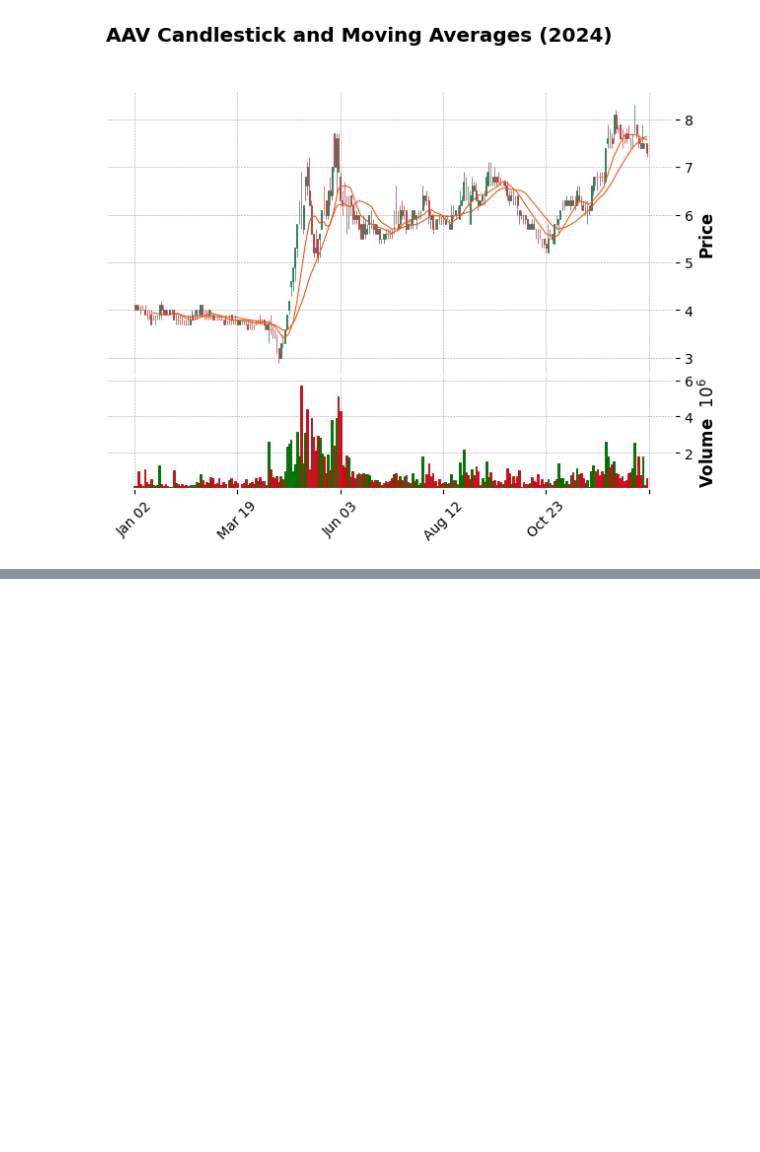
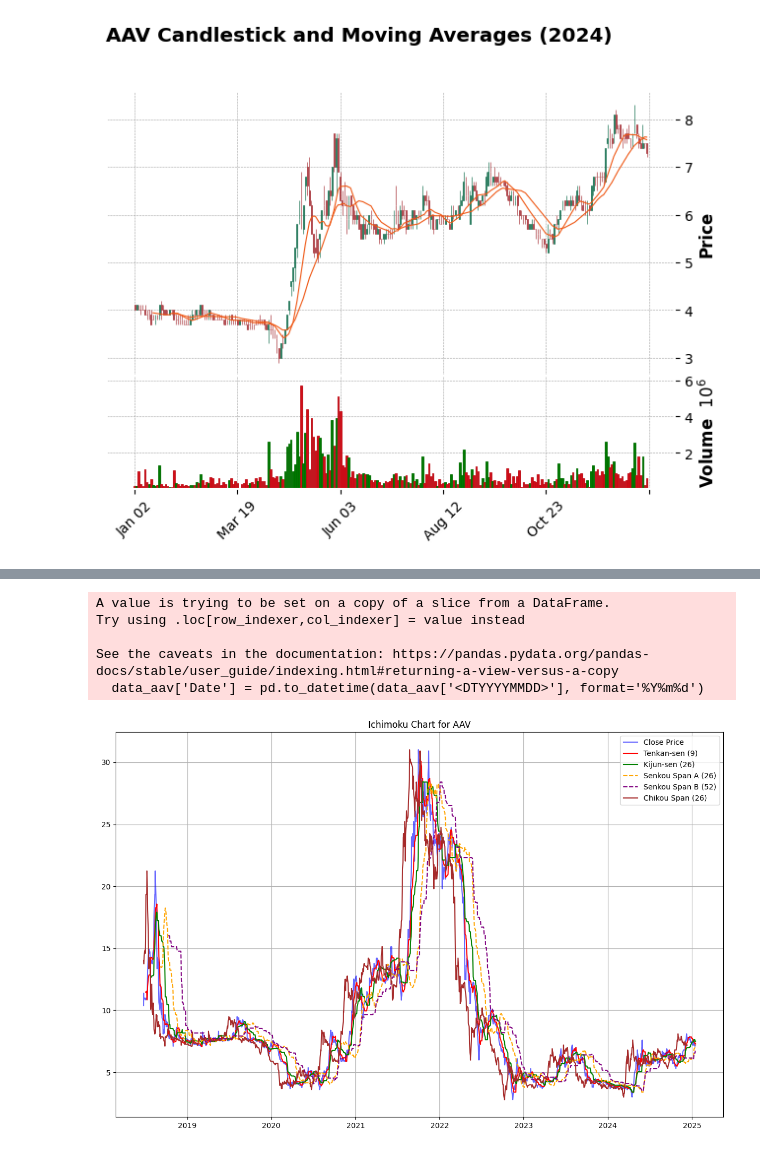
Before and after one commit to KienNguyenk64/CNDPT, a Jupyter notebook: Stock1.ipynb, the cells around one changed output, grey strips where cells are left out. Drawn from its saved outputs; the diff is of its cells as text; code cells hidden in the pictures; blank space fills up the shorter version.

```diff
--- a/Stock1.ipynb
+++ b/Stock1.ipynb
@@ -340,0 +401,58 @@ See the caveats in the documentation: https://pandas.pydata.org/pandas-docs/stab
+# %%
+import pandas as pd
+import matplotlib.pyplot as plt
+
+# Đọc dữ liệu từ file CSV
+file_path = 'CafeF.HNX.Upto17.01.2025.csv'
+data = pd.read_csv(file_path)
+
+# Lọc dữ liệu của mã chứng khoán AAV
+data_aav = data[data['<Ticker>'] == 'AAV']
+
+# Đảm bảo cột DTYYYYMMDD được chuyển thành định dạng ngày tháng
+data_aav['Date'] = pd.to_datetime(data_aav['<DTYYYYMMDD>'], format='%Y%m%d')
+
+# Sắp xếp dữ liệu theo ngày
+data_aav = data_aav.sort_values(by='Date')
+
+# Tính toán các thành phần của Ichimoku
+# Tenkan-sen (9 phiên)
+data_aav['Tenkan_sen'] = (data_aav['<High>'].rolling(window=9).max() + data_aav['<Low>'].rolling(window=9).min()) / 2
+
+# Kijun-sen (26 phiên)
+data_aav['Kijun_sen'] = (data_aav['<High>'].rolling(window=26).max() + data_aav['<Low>'].rolling(window=26).min()) / 2
+
+# Senkou Span A (26 phiên, trung bình của Tenkan-sen và Kijun-sen)
+data_aav['Senkou_Span_A'] = ((data_aav['Tenkan_sen'] + data_aav['Kijun_sen']) / 2).shift(26)
+
+# Senkou Span B (52 phiên)
+data_aav['Senkou_Span_B'] = ((data_aav['<High>'].rolling(window=52).max() + data_aav['<Low>'].rolling(window=52).min()) / 2).shift(26)
+
+# Chikou Span (Giá đóng cửa, dịch chuyển 26 phiên sau)
+data_aav['Chikou_Span'] = data_aav['<Close>'].shift(-26)
+
+# Vẽ biểu đồ Ichimoku
+plt.figure(figsize=(12, 8))
+
+# Biểu đồ giá đóng cửa và các thành phần Ichimoku
+plt.plot(data_aav['Date'], data_aav['<Close>'], label='Close Price', color='blue', alpha=0.6)
+plt.plot(data_aav['Date'], data_aav['Tenkan_sen'], label='Tenkan-sen (9)', color='red')
+plt.plot(data_aav['Date'], data_aav['Kijun_sen'], label='Kijun-sen (26)', color='green')
+plt.plot(data_aav['Date'], data_aav['Senkou_Span_A'], label='Senkou Span A (26)', color='orange', linestyle='--')
+plt.plot(data_aav['Date'], data_aav['Senkou_Span_B'], label='Senkou Span B (52)', color='purple', linestyle='--')
+plt.plot(data_aav['Date'], data_aav['Chikou_Span'], label='Chikou Span (26)', color='brown')
+
+# Đặt tiêu đề và hiển thị biểu đồ
+plt.title('Ichimoku Chart for AAV')
+plt.legend()
+plt.grid(True)
+
+plt.tight_layout()
+plt.show()
+# %% [output]
+A value is trying to be set on a copy of a slice from a DataFrame.
+Try using .loc[row_indexer,col_indexer] = value instead
+
+See the caveats in the documentation: https://pandas.pydata.org/pandas-docs/stable/user_guide/indexing.html#returning-a-view-versus-a-copy
+  data_aav['Date'] = pd.to_datetime(data_aav['<DTYYYYMMDD>'], format='%Y%m%d')
+[figure, added]
```
Also changed, not shown: parts of 1 cell of this notebook.
